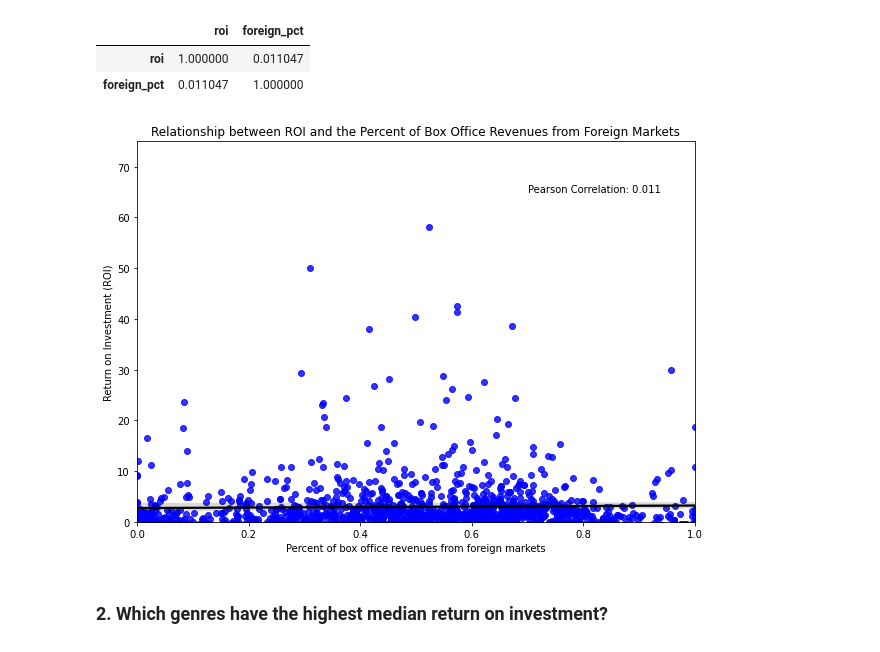
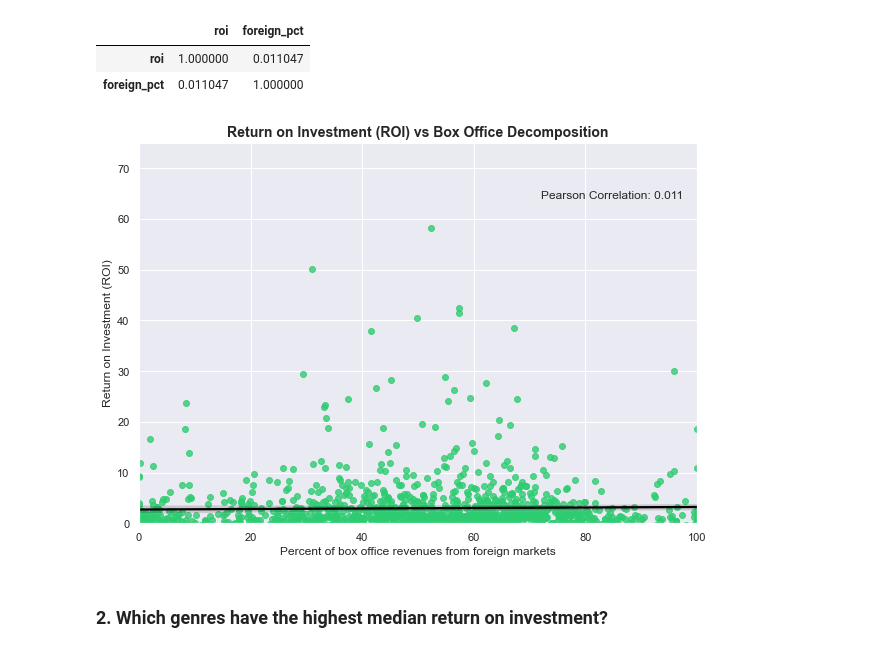
Before and after one commit to tjkyner/flatiron-ds-phase-1-project, a Jupyter notebook: notebooks/analysis.ipynb, the cells around one changed output. Saved outputs shown, nothing was run; the diff lists cells and outputs as text; code cells hidden in the pictures.

```diff
--- a/notebooks/analysis.ipynb
+++ b/notebooks/analysis.ipynb
@@ -23,6 +23,11 @@ df_tn_movie_budgets = pd.read_csv('../data/cleaned/df_cleaned_tn_movie_budgets.c
 
 # Consolidated dataframe
 df_merged_final = pd.read_csv('../data/cleaned/df_merged_final.csv')
+# %%
+# Setting global styling parameters
+sns.set_theme()
+plt.rcParams['axes.titleweight'] = 'bold'
+plt.rcParams['axes.titlesize'] = 14.0
 # %% [markdown]
 ---
 # %% [markdown]
@@ -35,7 +40,7 @@ This question seeks to determine if there is a relationship between the ROI of a
 # Adding columns for ROI and the percent of total revenue that came from foreign box offices
 df_foreign = df_merged_final.dropna().copy()
 df_foreign['roi'] = (df_foreign['worldwide_gross'] / df_foreign['production_budget']) - 1
-df_foreign['foreign_pct'] = df_foreign['foreign_gross'] / df_foreign['worldwide_gross']
+df_foreign['foreign_pct'] = (df_foreign['foreign_gross'] / df_foreign['worldwide_gross']) * 100
 df_foreign.head(3)
 # %% [output]
 |  | tconst | primary_title | original_title | start_year | runtime_minutes | Game-Show | Mystery | Musical | ... |
@@ -53,22 +58,25 @@ df_foreign[['roi', 'foreign_pct']].corr()
 # %%
 fig, ax = plt.subplots(figsize=(10, 7))
 
 # Styling
-ax.set_title('Relationship between ROI and the Percent of Box Office Revenues from Foreign Markets')
+ax.set_title('Return on Investment (ROI) vs Box Office Decomposition')
 ax.set_ylabel('Return on Investment (ROI)')
 ax.set_xlabel('Percent of box office revenues from foreign markets')
 ax.set_ylim(0, 75)
-ax.text(0.70, 65, f"Pearson Correlation: {round(df_foreign[['roi', 'foreign_pct']].corr().iloc[0, 1], 3)}")
+ax.text(72, 64, f"Pearson Correlation: {round(df_foreign[['roi', 'foreign_pct']].corr().iloc[0, 1], 3)}")
 
 # Plotting
 sns.regplot(
     x=df_foreign['foreign_pct'].values,
     y=df_foreign['roi'].values,
-    scatter_kws={'color': 'blue'},
+    scatter_kws={'color': '#2ecc71'},
     line_kws={'color': 'black'}
-);
+)
+
+# Saving image
+plt.savefig('../images/roi_vs_bo-decomp.png')
 # %% [output]
-[figure, old version]
+[figure, new version]
 # %% [markdown]
 ### 2. Which genres have the highest median return on investment?
 # %%
```
Also changed, not shown: parts of 6 cells of this notebook, 4 other files.
